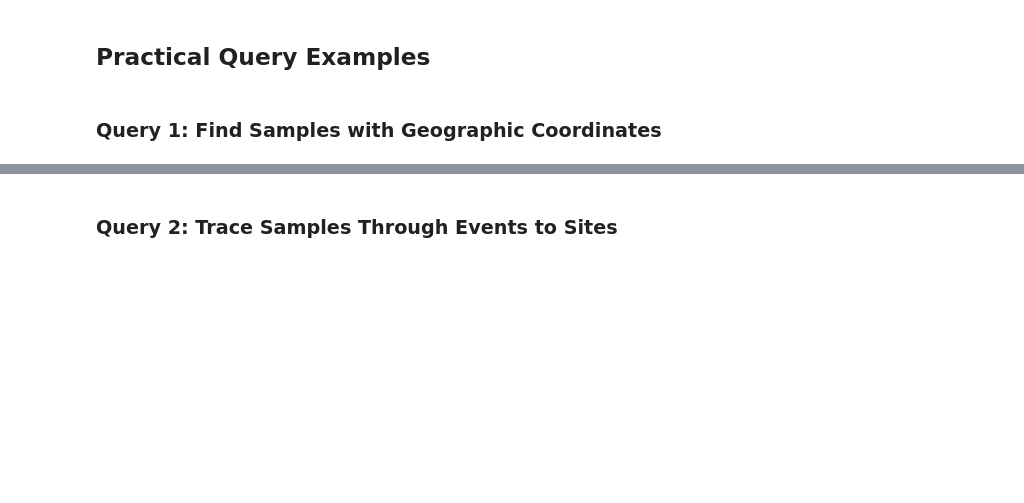
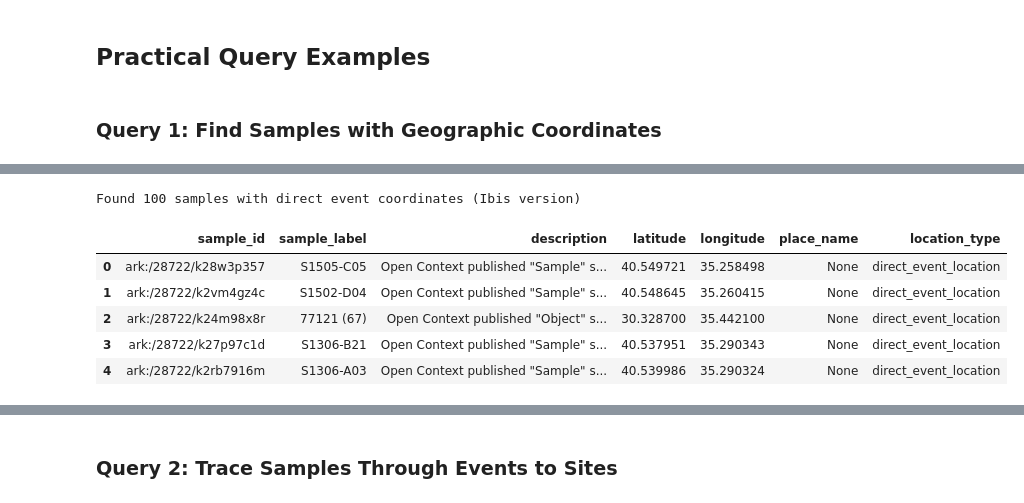
Before and after one commit to isamplesorg/examples, a Jupyter notebook: examples/basic/oc_parquet_analysis_enhanced.ipynb, the cells around one changed output, grey strips where cells are left out. Cells and saved outputs as stored; diff of their text form; code cells hidden in the pictures; blank space fills up the shorter version.

```diff
--- a/examples/basic/oc_parquet_analysis_enhanced.ipynb
+++ b/examples/basic/oc_parquet_analysis_enhanced.ipynb
@@ -179,0 +212,65 @@ Found 100 samples with direct event coordinates
+# %%
+# Ibis version: Find samples with geographic coordinates through SamplingEvent
+# This is much more readable than the raw SQL version!
+
+# Step 1: Define our base tables with meaningful aliases
+samples = oc_pqg.filter(_.otype == 'MaterialSampleRecord').alias('samples')
+events = oc_pqg.filter(_.otype == 'SamplingEvent').alias('events')
+locations = oc_pqg.filter(_.otype == 'GeospatialCoordLocation').alias('locations')
+edges = oc_pqg.filter(_.otype == '_edge_').alias('edges')
+
+# Step 2: Build the chain of joins step by step
+# Sample -> produced_by -> SamplingEvent
+sample_to_event = (
+    samples
+    .join(
+        edges.filter(_.p == 'produced_by'),
+        samples.row_id == edges.s
+    )
+    .join(
+        events,
+        edges.o[0] == events.row_id  # Note: using [0] to get first element of array
+    )
+)
+
+# Step 3: SamplingEvent -> sample_location -> GeospatialCoordLocation
+location_edges = edges.filter(_.p == 'sample_location').alias('location_edges')
+event_to_location = (
+    sample_to_event
+    .join(
+        location_edges,
+        events.row_id == location_edges.s
+    )
+    .join(
+        locations.filter(_.latitude.notnull()),
+        location_edges.o[0] == locations.row_id
+    )
+)
+
+# Step 4: Select and limit results
+samples_with_coords_ibis = (
+    event_to_location
+    .select(
+        sample_id=samples.pid,
+        sample_label=samples.label,
+        description=samples.description,
+        latitude=locations.latitude,
+        longitude=locations.longitude,
+        place_name=locations.place_name,
+        location_type=ibis.literal('direct_event_location')
+    )
+    .limit(100)
+)
+
+# Execute and display results
+result_ibis = samples_with_coords_ibis.execute()
+print(f"Found {len(result_ibis)} samples with direct event coordinates (Ibis version)")
+result_ibis.head()
+# %% [output]
+Found 100 samples with direct event coordinates (Ibis version)
+|  | sample_id | sample_label | description | latitude | longitude | place_name | location_type |
+| 0 | ark:/28722/k28w3p357 | S1505-C05 | Open Context published "Sample" s... | 40.549721 | 35.258498 | None | direct_event_location |
+| 1 | ark:/28722/k2vm4gz4c | S1502-D04 | Open Context published "Sample" s... | 40.548645 | 35.260415 | None | direct_event_location |
+| 2 | ark:/28722/k24m98x8r | 77121 (67) | Open Context published "Object" s... | 30.328700 | 35.442100 | None | direct_event_location |
+| 3 | ark:/28722/k27p97c1d | S1306-B21 | Open Context published "Sample" s... | 40.537951 | 35.290343 | None | direct_event_location |
+| 4 | ark:/28722/k2rb7916m | S1306-A03 | Open Context published "Sample" s... | 40.539986 | 35.290324 | None | direct_event_location |
```
Also changed, not shown: parts of 15 cells of this notebook, 2 other files.
